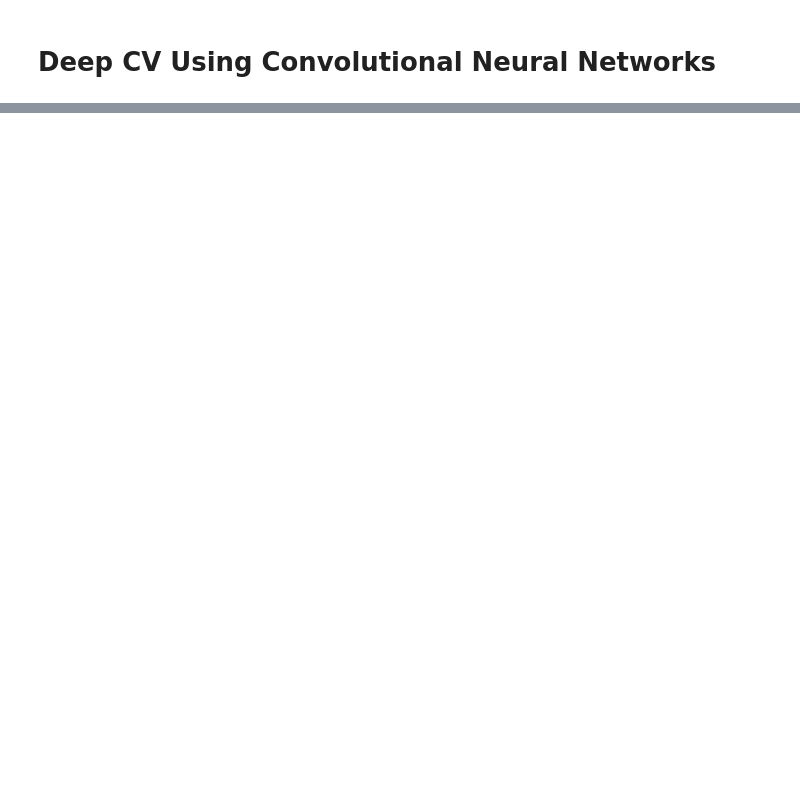
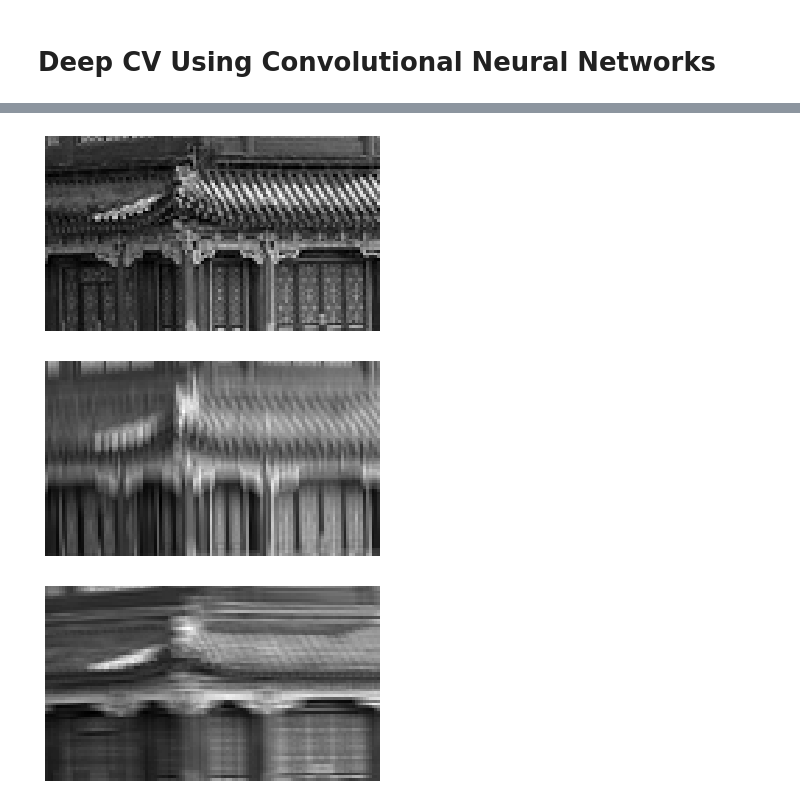
Before and after one commit to stevelorenz/programming-playground, a Jupyter notebook: machine_learning/hands_on_machine_learning_with_scikit_learn_tensorflow/14_deep_computer_vision_with_cnns.ipynb, the cells around one changed output, grey strips where cells are left out. Saved outputs shown, nothing was run; the diff lists cells and outputs as text; code cells hidden in the pictures; blank space fills up the shorter version.

```diff
--- a/machine_learning/hands_on_machine_learning_with_scikit_learn_tensorflow/14_deep_computer_vision_with_cnns.ipynb
+++ b/machine_learning/hands_on_machine_learning_with_scikit_learn_tensorflow/14_deep_computer_vision_with_cnns.ipynb
@@ -42,0 +89,14 @@ mpl.rc('ytick', labelsize=12)
+# %%
+def crop(images):
+    return images[150:220, 130:250]
+# %%
+plot_image(crop(images[0, :, :, 0]))
+plt.show()
+
+for feature_map_index, filename in enumerate(["china_vertical", "china_horizontal"]):
+    plot_image(crop(outputs[0, :, :, feature_map_index]))
+    plt.show()
+# %% [output]
+[figure, added]
+[figure, added]
+[figure, added]
```
Also changed, not shown: parts of 30 cells of this notebook, 2 other files.
